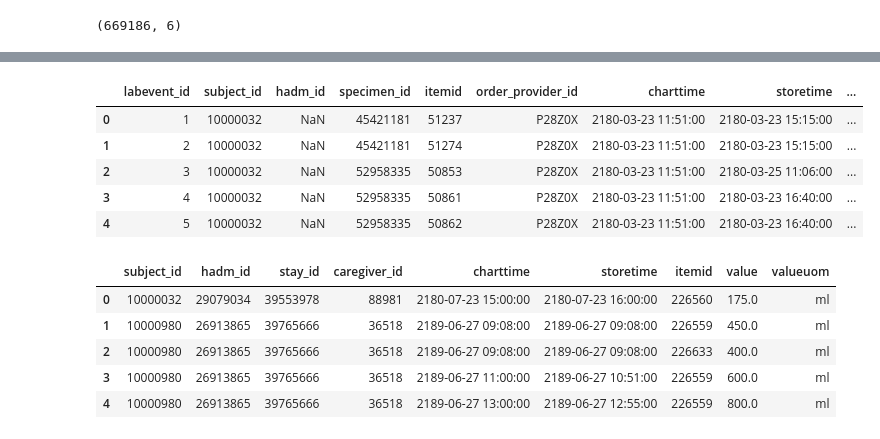
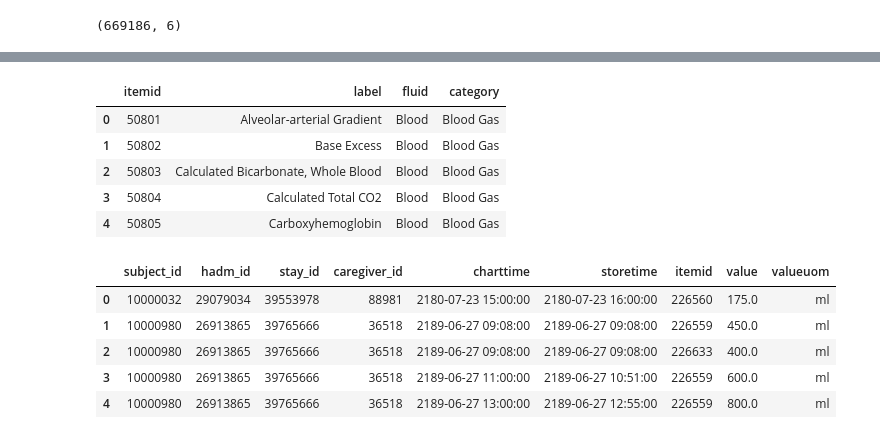
Before and after one commit to quinnvx/MATH2130_PROJECT, a Jupyter notebook: EXPLORE_MIMIC_IV.ipynb, the cells around one changed output, grey strips where cells are left out. Saved outputs shown, nothing was run; the diff lists cells and outputs as text; code cells hidden in the pictures.

```diff
--- a/EXPLORE_MIMIC_IV.ipynb
+++ b/EXPLORE_MIMIC_IV.ipynb
@@ -213,10 +227,10 @@ chart_events.head()
 # %%
-labevents = pd.read_csv("2024 SSC Case study 2 data\mimic-iv-2.2\hosp\labevents.csv.gz", compression="gzip", nrows=50000)
-labevents.head()
+d_lab_items = pd.read_csv("2024 SSC Case study 2 data\mimic-iv-2.2\hosp\d_labitems.csv.gz", compression="gzip")
+d_lab_items.head()
 # %% [output]
-|  | labevent_id | subject_id | hadm_id | specimen_id | itemid | order_provider_id | charttime | storetime | ... |
-| 0 | 1 | 10000032 | NaN | 45421181 | 51237 | P28Z0X | 2180-03-23 11:51:00 | 2180-03-23 15:15:00 | ... |
-| 1 | 2 | 10000032 | NaN | 45421181 | 51274 | P28Z0X | 2180-03-23 11:51:00 | 2180-03-23 15:15:00 | ... |
-| 2 | 3 | 10000032 | NaN | 52958335 | 50853 | P28Z0X | 2180-03-23 11:51:00 | 2180-03-25 11:06:00 | ... |
-| 3 | 4 | 10000032 | NaN | 52958335 | 50861 | P28Z0X | 2180-03-23 11:51:00 | 2180-03-23 16:40:00 | ... |
-| 4 | 5 | 10000032 | NaN | 52958335 | 50862 | P28Z0X | 2180-03-23 11:51:00 | 2180-03-23 16:40:00 | ... |
+|  | itemid | label | fluid | category |
+| 0 | 50801 | Alveolar-arterial Gradient | Blood | Blood Gas |
+| 1 | 50802 | Base Excess | Blood | Blood Gas |
+| 2 | 50803 | Calculated Bicarbonate, Whole Blood | Blood | Blood Gas |
+| 3 | 50804 | Calculated Total CO2 | Blood | Blood Gas |
+| 4 | 50805 | Carboxyhemoglobin | Blood | Blood Gas |
```
Also changed, not shown: parts of 132 cells of this notebook.
